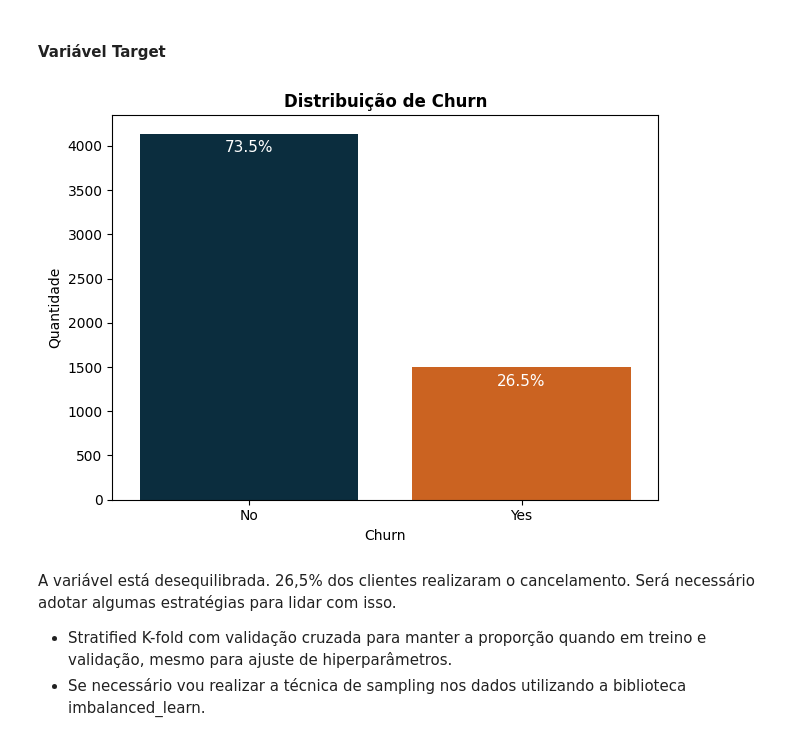
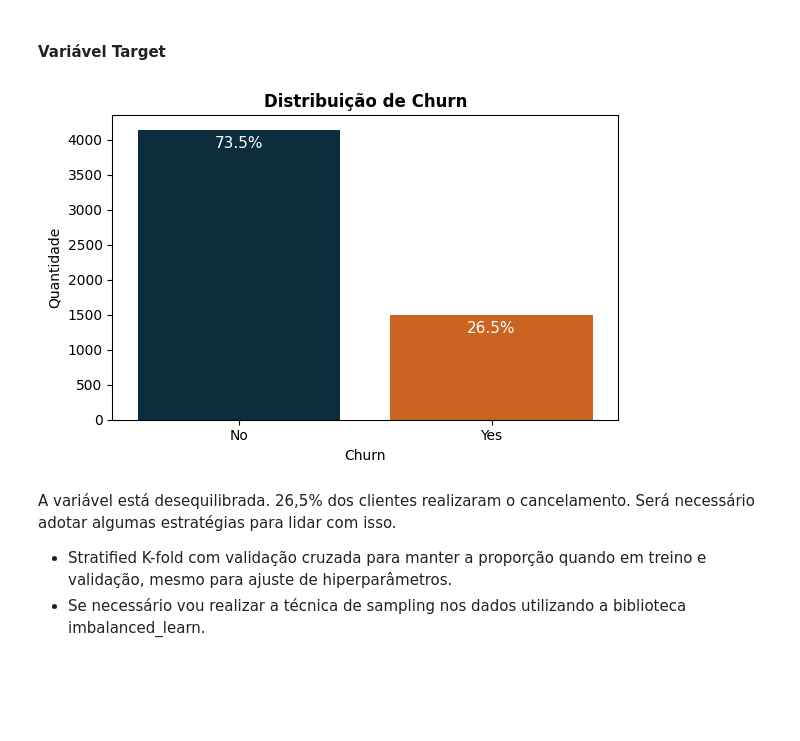
Before and after one commit to idfelipemalatesta/telecom-churn-prediction, a Jupyter notebook: notebooks/churn_modeling.ipynb, the cells around one changed output. Cells and saved outputs as stored; diff of their text form; code cells hidden in the pictures; blank space fills up the shorter version.

```diff
--- a/notebooks/churn_modeling.ipynb
+++ b/notebooks/churn_modeling.ipynb
@@ -140,25 +140,26 @@ Conjunto de Teste: 0
 #### Variável Target
 # %%
 # Countplot da Variável Churn
+plt.figure(figsize=(6, 4))
 ax = sns.countplot(data=df_train, x='Churn', palette=color_palette)
 
 # Calcular e adicionar as porcentagens
 total = len(df_train)
 for p in ax.patches:
     height = p.get_height()
     percentage = (height / total) * 100
     ax.annotate(f'{percentage:.1f}%', (p.get_x() + p.get_width() / 2., height),
                 xytext=(0, -10), textcoords="offset points",
                 ha='center', va='center', fontsize=11, color='white')
 
 # Título e labels
 plt.title('Distribuição de Churn', fontweight='bold')
 plt.ylabel('Quantidade')
 
 plt.tight_layout()
 plt.show()
 # %% [output]
-[figure, old version]
+[figure, new version]
 # %% [markdown]
 A variável está desequilibrada. 26,5% dos clientes realizaram o cancelamento. Será necessário adotar algumas estratégias para lidar com isso.
 
```
Also changed, not shown: parts of 1 cell of this notebook.
